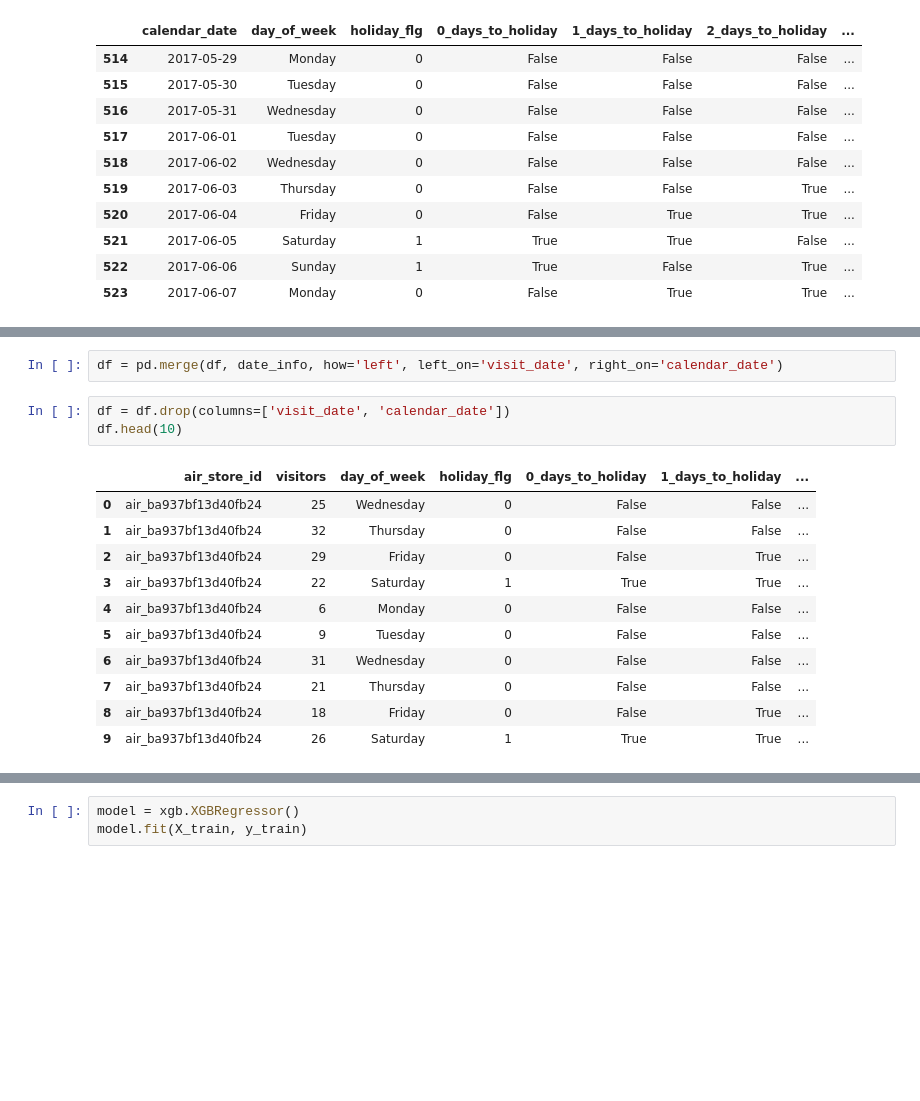
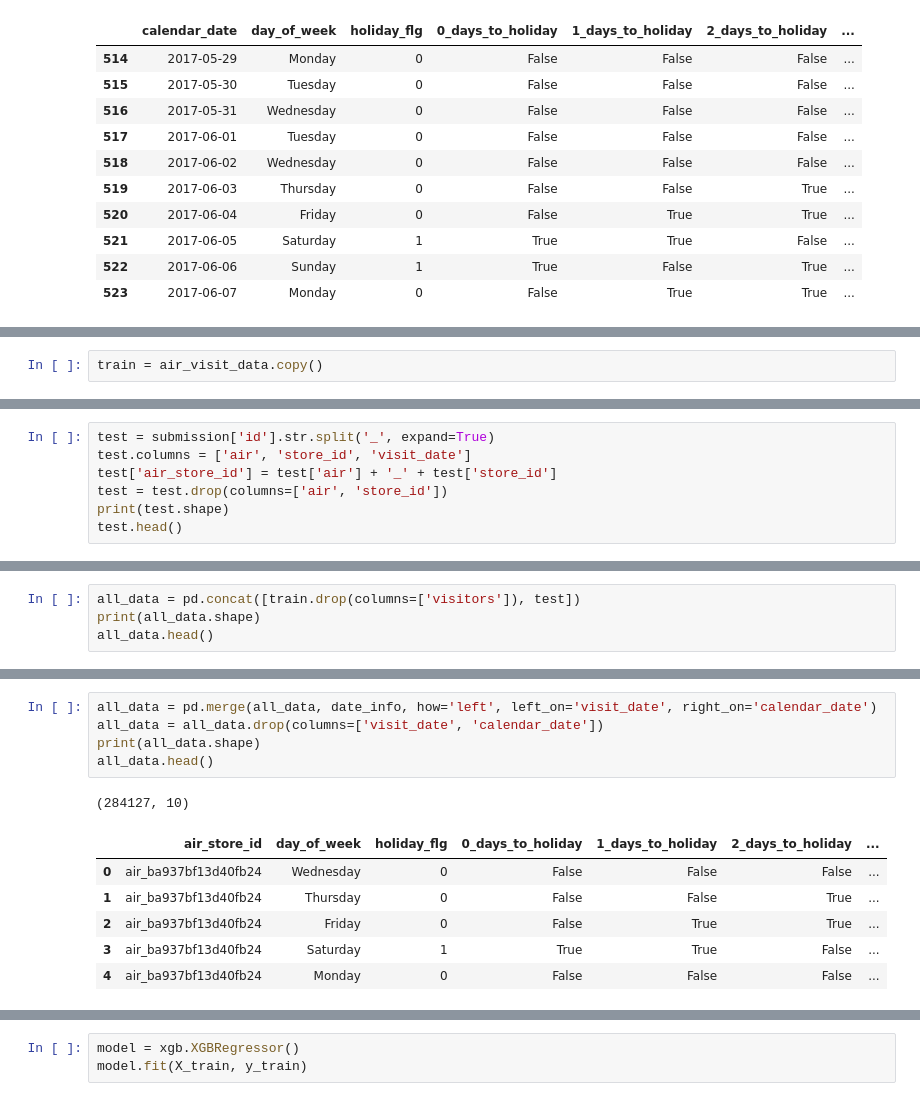
Before and after one commit to koyopro/kaggle, a Jupyter notebook: recruit/recruit.ipynb, the cells around one changed output, grey strips where cells are left out. Cells and saved outputs as stored; diff of their text form; blank space fills up the shorter version.

```diff
--- a/recruit/recruit.ipynb
+++ b/recruit/recruit.ipynb
@@ -345,0 +315,2 @@ df.head()
+# %%
+train = air_visit_data.copy()
@@ -345,0 +338,7 @@ df.head()
+# %%
+test = submission['id'].str.split('_', expand=True)
+test.columns = ['air', 'store_id', 'visit_date']
+test['air_store_id'] = test['air'] + '_' + test['store_id']
+test = test.drop(columns=['air', 'store_id'])
+print(test.shape)
+test.head()
@@ -345,0 +353,4 @@ df.head()
+# %%
+all_data = pd.concat([train.drop(columns=['visitors']), test])
+print(all_data.shape)
+all_data.head()
@@ -346,18 +365,14 @@ df.head()
 # %%
-df = pd.merge(df, date_info, how='left', left_on='visit_date', right_on='calendar_date')
+all_data = pd.merge(all_data, date_info, how='left', left_on='visit_date', right_on='calendar_date')
+all_data = all_data.drop(columns=['visit_date', 'calendar_date'])
+print(all_data.shape)
+all_data.head()
+# %% [output]
+(284127, 10)
+|  | air_store_id | day_of_week | holiday_flg | 0_days_to_holiday | 1_days_to_holiday | 2_days_to_holiday | ... |
+| 0 | air_ba937bf13d40fb24 | Wednesday | 0 | False | False | False | ... |
+| 1 | air_ba937bf13d40fb24 | Thursday | 0 | False | False | True | ... |
+| 2 | air_ba937bf13d40fb24 | Friday | 0 | False | True | True | ... |
+| 3 | air_ba937bf13d40fb24 | Saturday | 1 | True | True | False | ... |
+| 4 | air_ba937bf13d40fb24 | Monday | 0 | False | False | False | ... |
-# %%
-df = df.drop(columns=['visit_date', 'calendar_date'])
-df.head(10)
-# %% [output]
-|  | air_store_id | visitors | day_of_week | holiday_flg | 0_days_to_holiday | 1_days_to_holiday | ... |
-| 0 | air_ba937bf13d40fb24 | 25 | Wednesday | 0 | False | False | ... |
-| 1 | air_ba937bf13d40fb24 | 32 | Thursday | 0 | False | False | ... |
-| 2 | air_ba937bf13d40fb24 | 29 | Friday | 0 | False | True | ... |
-| 3 | air_ba937bf13d40fb24 | 22 | Saturday | 1 | True | True | ... |
-| 4 | air_ba937bf13d40fb24 | 6 | Monday | 0 | False | False | ... |
-| 5 | air_ba937bf13d40fb24 | 9 | Tuesday | 0 | False | False | ... |
-| 6 | air_ba937bf13d40fb24 | 31 | Wednesday | 0 | False | False | ... |
-| 7 | air_ba937bf13d40fb24 | 21 | Thursday | 0 | False | False | ... |
-| 8 | air_ba937bf13d40fb24 | 18 | Friday | 0 | False | True | ... |
-| 9 | air_ba937bf13d40fb24 | 26 | Saturday | 1 | True | True | ... |
 # %%
```
Also changed, not shown: parts of 34 cells of this notebook.
